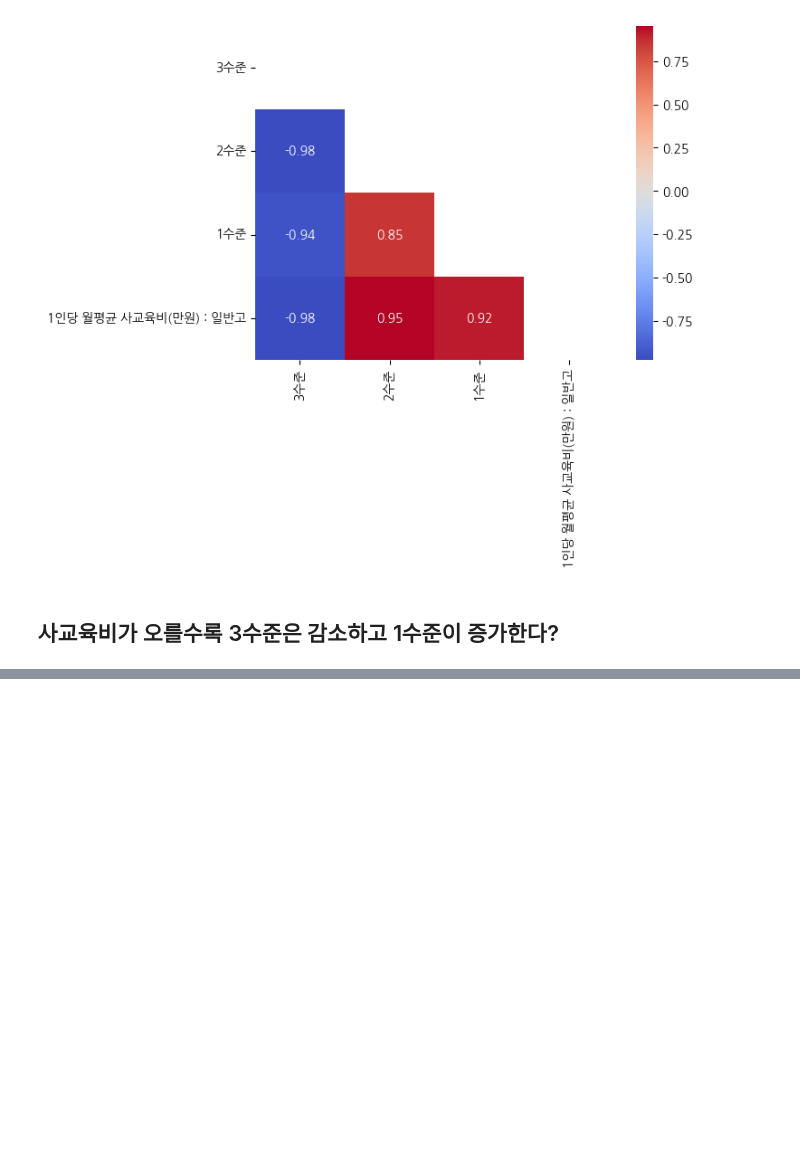
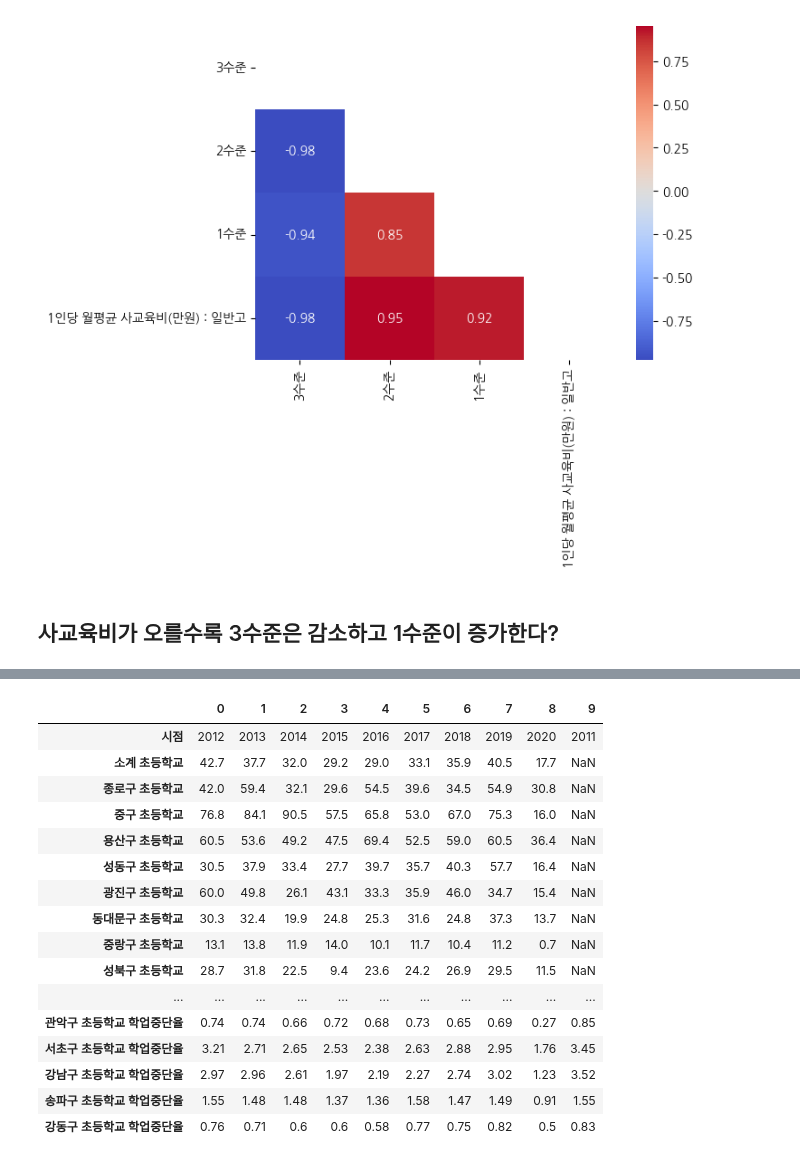
Before and after one commit to moonstar97/Structure, a Jupyter notebook: 가설2번_EDA.ipynb, the cells around one changed output, grey strips where cells are left out. Cells and saved outputs as stored; diff of their text form; code cells hidden in the pictures; blank space fills up the shorter version.

```diff
--- a/가설2번_EDA.ipynb
+++ b/가설2번_EDA.ipynb
@@ -783,0 +958,23 @@ corr_cost_score("일반고")
+# %%
+b = a.T
+# concat.columns.map(lambda x: x.split()[0])
+# b["지역명"] = a.columns.map(lambda x: x.split()[0])
+b
+# %% [output]
+|  | 0 | 1 | 2 | 3 | 4 | 5 | 6 | 7 | 8 | 9 |
+| 시점 | 2012 | 2013 | 2014 | 2015 | 2016 | 2017 | 2018 | 2019 | 2020 | 2011 |
+| 소계 초등학교 | 42.7 | 37.7 | 32.0 | 29.2 | 29.0 | 33.1 | 35.9 | 40.5 | 17.7 | NaN |
+| 종로구 초등학교 | 42.0 | 59.4 | 32.1 | 29.6 | 54.5 | 39.6 | 34.5 | 54.9 | 30.8 | NaN |
+| 중구 초등학교 | 76.8 | 84.1 | 90.5 | 57.5 | 65.8 | 53.0 | 67.0 | 75.3 | 16.0 | NaN |
+| 용산구 초등학교 | 60.5 | 53.6 | 49.2 | 47.5 | 69.4 | 52.5 | 59.0 | 60.5 | 36.4 | NaN |
+| 성동구 초등학교 | 30.5 | 37.9 | 33.4 | 27.7 | 39.7 | 35.7 | 40.3 | 57.7 | 16.4 | NaN |
+| 광진구 초등학교 | 60.0 | 49.8 | 26.1 | 43.1 | 33.3 | 35.9 | 46.0 | 34.7 | 15.4 | NaN |
+| 동대문구 초등학교 | 30.3 | 32.4 | 19.9 | 24.8 | 25.3 | 31.6 | 24.8 | 37.3 | 13.7 | NaN |
+| 중랑구 초등학교 | 13.1 | 13.8 | 11.9 | 14.0 | 10.1 | 11.7 | 10.4 | 11.2 | 0.7 | NaN |
+| 성북구 초등학교 | 28.7 | 31.8 | 22.5 | 9.4 | 23.6 | 24.2 | 26.9 | 29.5 | 11.5 | NaN |
+| ... | ... | ... | ... | ... | ... | ... | ... | ... | ... | ... |
+| 관악구 초등학교 학업중단율 | 0.74 | 0.74 | 0.66 | 0.72 | 0.68 | 0.73 | 0.65 | 0.69 | 0.27 | 0.85 |
+| 서초구 초등학교 학업중단율 | 3.21 | 2.71 | 2.65 | 2.53 | 2.38 | 2.63 | 2.88 | 2.95 | 1.76 | 3.45 |
+| 강남구 초등학교 학업중단율 | 2.97 | 2.96 | 2.61 | 1.97 | 2.19 | 2.27 | 2.74 | 3.02 | 1.23 | 3.52 |
+| 송파구 초등학교 학업중단율 | 1.55 | 1.48 | 1.48 | 1.37 | 1.36 | 1.58 | 1.47 | 1.49 | 0.91 | 1.55 |
+| 강동구 초등학교 학업중단율 | 0.76 | 0.71 | 0.6 | 0.6 | 0.58 | 0.77 | 0.75 | 0.82 | 0.5 | 0.83 |
```
Also changed, not shown: parts of 28 cells of this notebook, 4 other files.
